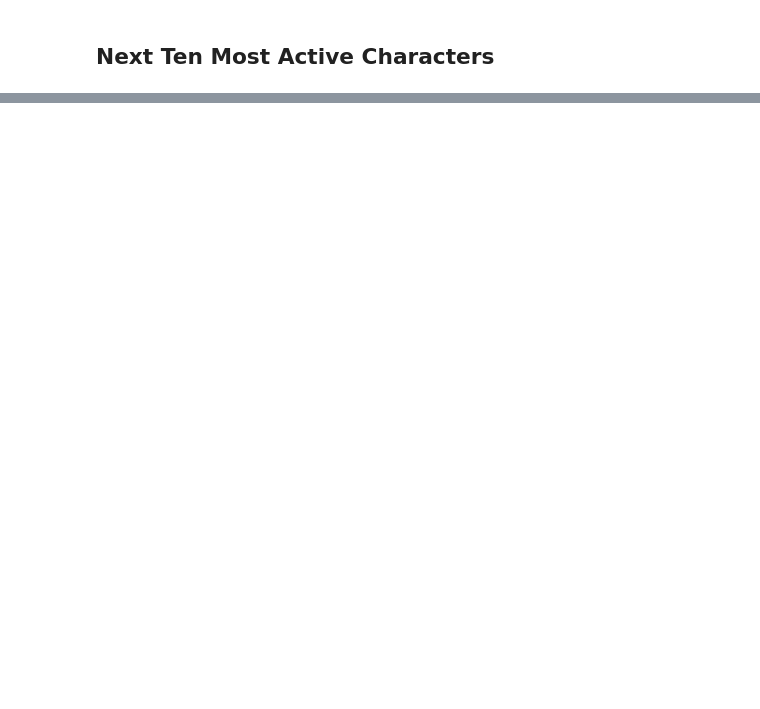
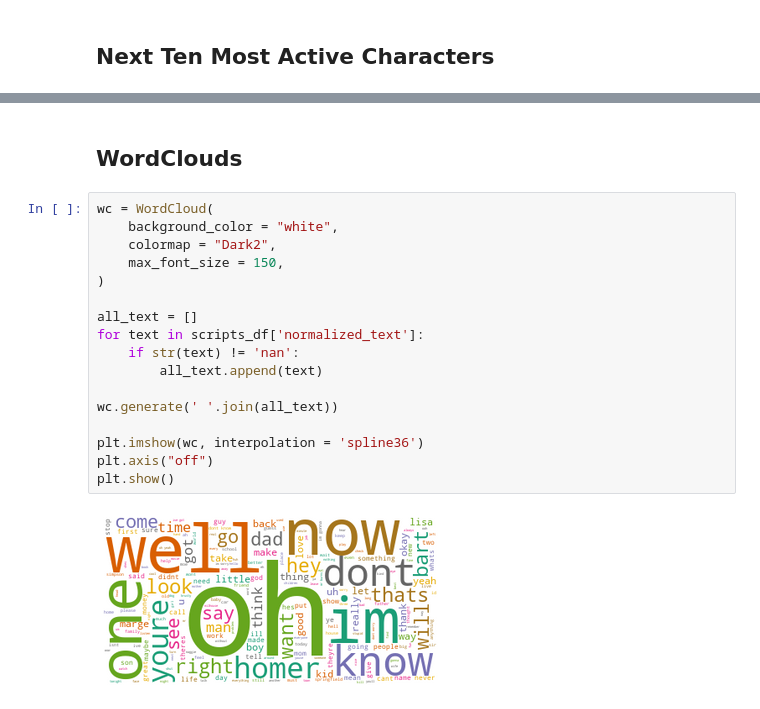
Before and after one commit to keivanipchihagh/Fun-Text-Mining-with-Simpsons, a Jupyter notebook: 1.Basic Analysis.ipynb, the cells around one changed output, grey strips where cells are left out. Cells and saved outputs as stored; diff of their text form; blank space fills up the shorter version.

```diff
--- a/1.Basic Analysis.ipynb
+++ b/1.Basic Analysis.ipynb
@@ -34,0 +81,21 @@ plt.show()
+# %% [markdown]
+## WordClouds
+# %%
+wc = WordCloud(
+    background_color = "white",
+    colormap = "Dark2",
+    max_font_size = 150,
+)
+
+all_text = []
+for text in scripts_df['normalized_text']:
+    if str(text) != 'nan':
+        all_text.append(text)
+
+wc.generate(' '.join(all_text))
+
+plt.imshow(wc, interpolation = 'spline36')
+plt.axis("off")
+plt.show()
+# %% [output]
+[figure, added]
```
Also changed, not shown: parts of 7 cells of this notebook, 2 other files.
